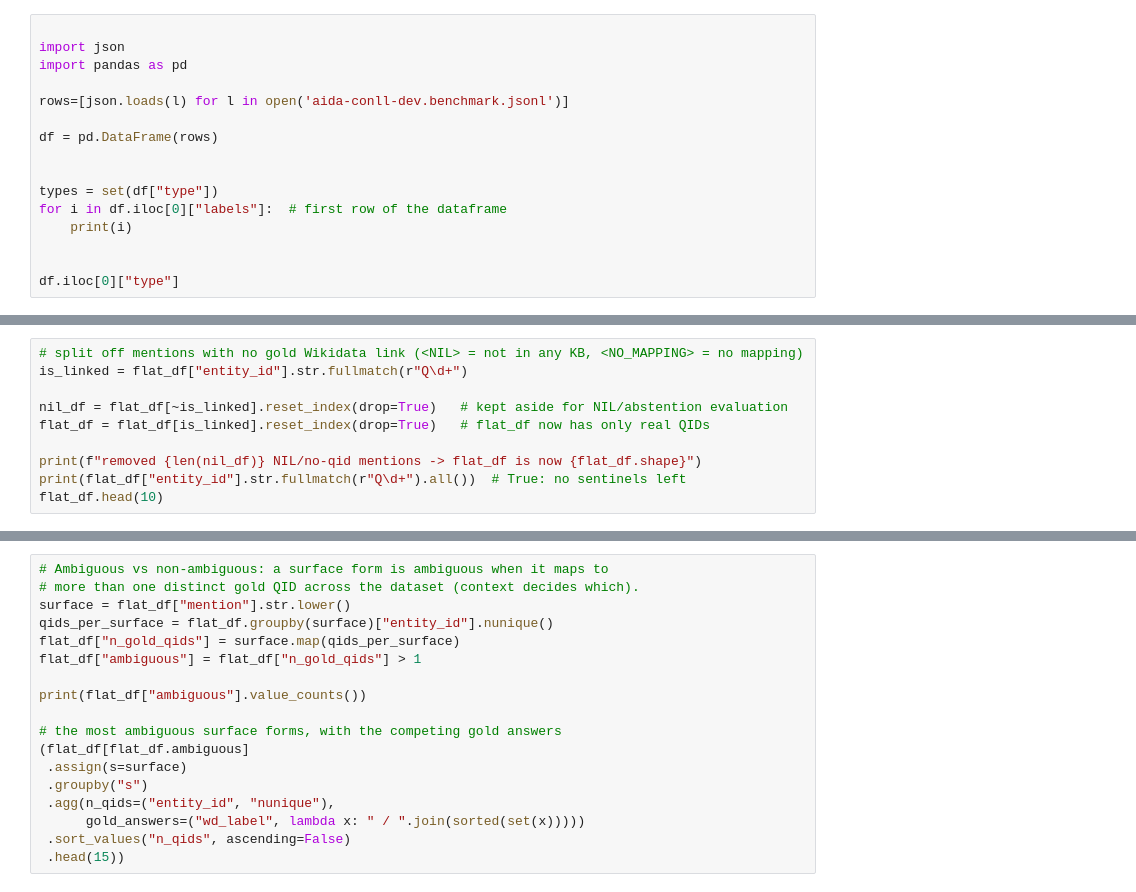
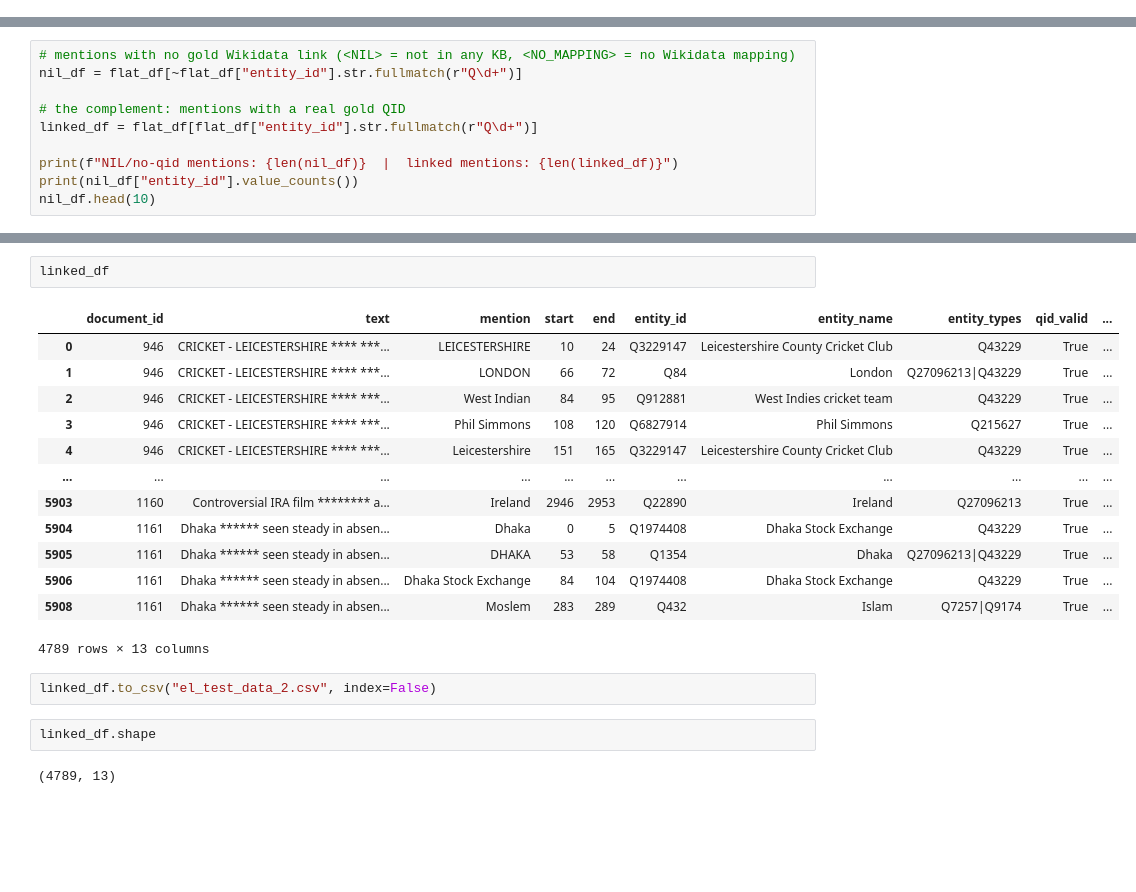
Before and after one commit to itisha2/text-to-wikidata-linking, a Jupyter notebook: evaluation/dataset_2_more_entity_types/dataset_2.ipynb, the cells around one changed output, grey strips where cells are left out. Drawn from its saved outputs; the diff is of its cells as text; blank space fills up the shorter version.

```diff
--- a/evaluation/dataset_2_more_entity_types/dataset_2.ipynb
+++ b/evaluation/dataset_2_more_entity_types/dataset_2.ipynb
@@ -5,16 +8,0 @@
-# %%
-
-import json
-import pandas as pd
-
-rows=[json.loads(l) for l in open('aida-conll-dev.benchmark.jsonl')]
-
-df = pd.DataFrame(rows)
-
-
-types = set(df["type"])
-for i in df.iloc[0]["labels"]:  # first row of the dataframe
-    print(i)
-
-
-df.iloc[0]["type"]
@@ -156,10 +289,10 @@ flat_df.head(10)
 # %%
-# split off mentions with no gold Wikidata link (<NIL> = not in any KB, <NO_MAPPING> = no mapping)
-is_linked = flat_df["entity_id"].str.fullmatch(r"Q\d+")
+# mentions with no gold Wikidata link (<NIL> = not in any KB, <NO_MAPPING> = no Wikidata mapping)
+nil_df = flat_df[~flat_df["entity_id"].str.fullmatch(r"Q\d+")]
 
-nil_df = flat_df[~is_linked].reset_index(drop=True)   # kept aside for NIL/abstention evaluation
-flat_df = flat_df[is_linked].reset_index(drop=True)   # flat_df now has only real QIDs
+# the complement: mentions with a real gold QID
+linked_df = flat_df[flat_df["entity_id"].str.fullmatch(r"Q\d+")]
 
-print(f"removed {len(nil_df)} NIL/no-qid mentions -> flat_df is now {flat_df.shape}")
-print(flat_df["entity_id"].str.fullmatch(r"Q\d+").all())  # True: no sentinels left
-flat_df.head(10)
+print(f"NIL/no-qid mentions: {len(nil_df)}  |  linked mentions: {len(linked_df)}")
+print(nil_df["entity_id"].value_counts())
+nil_df.head(10)
@@ -166,18 +316,22 @@ flat_df.head(10)
-# %%
-# Ambiguous vs non-ambiguous: a surface form is ambiguous when it maps to
-# more than one distinct gold QID across the dataset (context decides which).
-surface = flat_df["mention"].str.lower()
-qids_per_surface = flat_df.groupby(surface)["entity_id"].nunique()
-flat_df["n_gold_qids"] = surface.map(qids_per_surface)
-flat_df["ambiguous"] = flat_df["n_gold_qids"] > 1
-
-print(flat_df["ambiguous"].value_counts())
-
-# the most ambiguous surface forms, with the competing gold answers
-(flat_df[flat_df.ambiguous]
- .assign(s=surface)
- .groupby("s")
- .agg(n_qids=("entity_id", "nunique"),
-      gold_answers=("wd_label", lambda x: " / ".join(sorted(set(x)))))
- .sort_values("n_qids", ascending=False)
- .head(15))
+# %%
+linked_df
+# %% [output]
+|  | document_id | text | mention | start | end | entity_id | entity_name | entity_types | qid_valid | ... |
+| 0 | 946 | CRICKET - LEICESTERSHIRE **** ***... | LEICESTERSHIRE | 10 | 24 | Q3229147 | Leicestershire County Cricket Club | Q43229 | True | ... |
+| 1 | 946 | CRICKET - LEICESTERSHIRE **** ***... | LONDON | 66 | 72 | Q84 | London | Q27096213|Q43229 | True | ... |
+| 2 | 946 | CRICKET - LEICESTERSHIRE **** ***... | West Indian | 84 | 95 | Q912881 | West Indies cricket team | Q43229 | True | ... |
+| 3 | 946 | CRICKET - LEICESTERSHIRE **** ***... | Phil Simmons | 108 | 120 | Q6827914 | Phil Simmons | Q215627 | True | ... |
+| 4 | 946 | CRICKET - LEICESTERSHIRE **** ***... | Leicestershire | 151 | 165 | Q3229147 | Leicestershire County Cricket Club | Q43229 | True | ... |
+| ... | ... | ... | ... | ... | ... | ... | ... | ... | ... | ... |
+| 5903 | 1160 | Controversial IRA film ******** a... | Ireland | 2946 | 2953 | Q22890 | Ireland | Q27096213 | True | ... |
+| 5904 | 1161 | Dhaka ****** seen steady in absen... | Dhaka | 0 | 5 | Q1974408 | Dhaka Stock Exchange | Q43229 | True | ... |
+| 5905 | 1161 | Dhaka ****** seen steady in absen... | DHAKA | 53 | 58 | Q1354 | Dhaka | Q27096213|Q43229 | True | ... |
+| 5906 | 1161 | Dhaka ****** seen steady in absen... | Dhaka Stock Exchange | 84 | 104 | Q1974408 | Dhaka Stock Exchange | Q43229 | True | ... |
+| 5908 | 1161 | Dhaka ****** seen steady in absen... | Moslem | 283 | 289 | Q432 | Islam | Q7257|Q9174 | True | ... |
+4789 rows × 13 columns
+# %%
+linked_df.to_csv("el_test_data_2.csv", index=False)
+# %%
+linked_df.shape
+# %% [output]
+(4789, 13)
```
Also changed, not shown: parts of 15 cells of this notebook, 52 other files.
